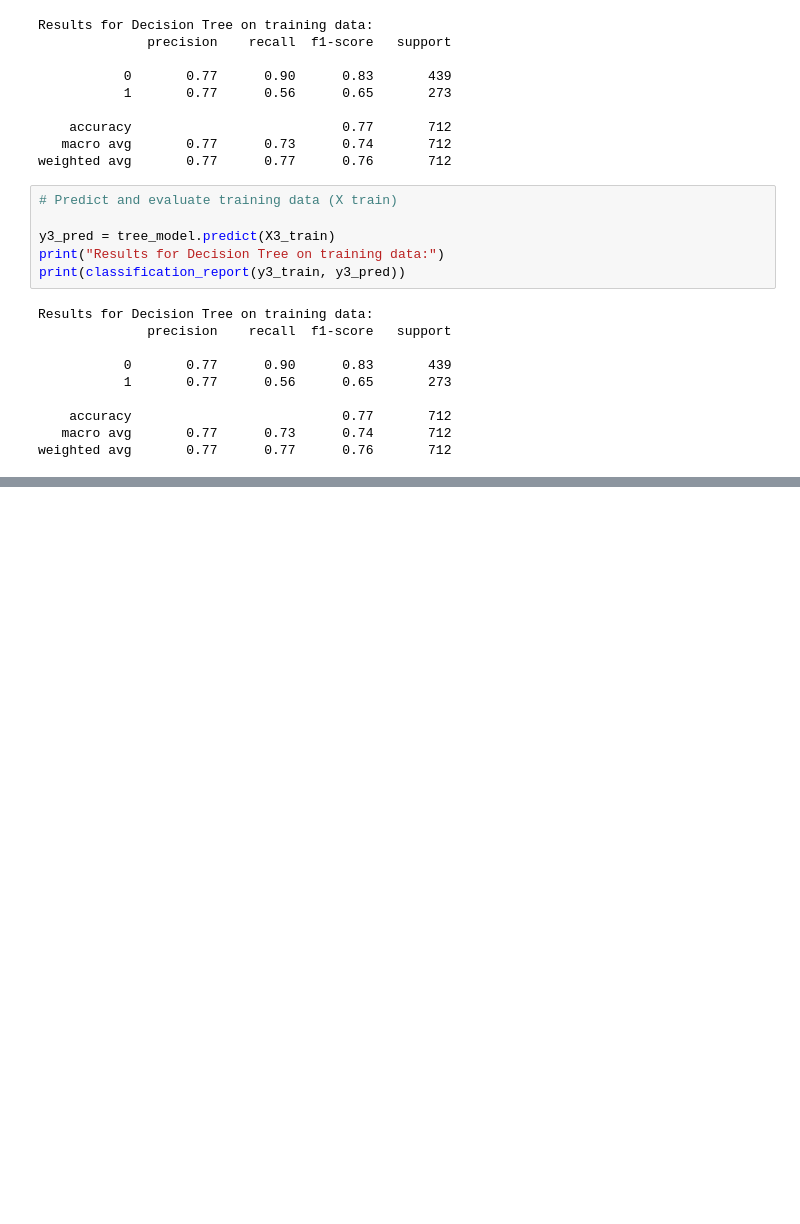
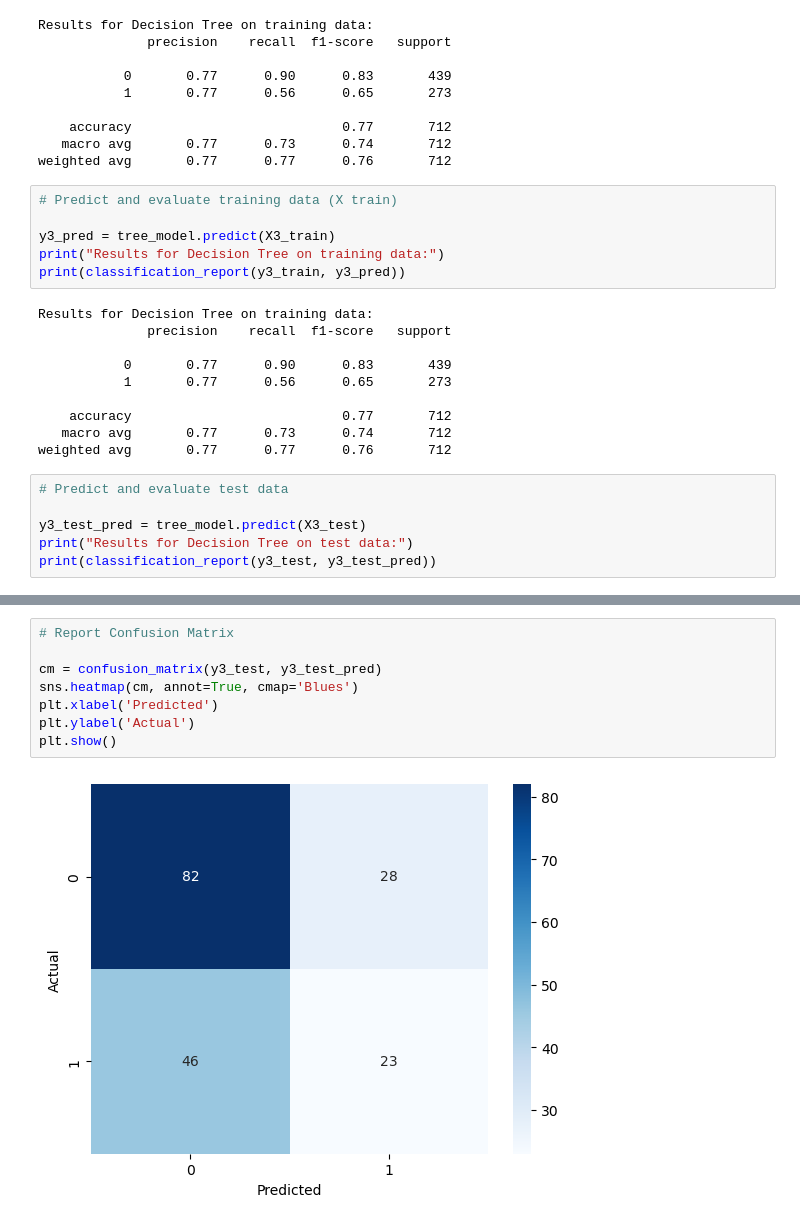
Before and after one commit to Priyankanaskar/applied-ml-priyanka, a Jupyter notebook: lab03/ml03_priyanka.ipynb, the cells around one changed output, grey strips where cells are left out. Cells and saved outputs as stored; diff of their text form; blank space fills up the shorter version.

```diff
--- a/lab03/ml03_priyanka.ipynb
+++ b/lab03/ml03_priyanka.ipynb
@@ -266,3 +270,9 @@ Results for Decision Tree on training data:
     accuracy                           0.77       712
    macro avg       0.77      0.73      0.74       712
 weighted avg       0.77      0.77      0.76       712
+# %%
+# Predict and evaluate test data
+
+y3_test_pred = tree_model.predict(X3_test)
+print("Results for Decision Tree on test data:")
+print(classification_report(y3_test, y3_test_pred))
@@ -268,0 +289,10 @@ weighted avg       0.77      0.77      0.76       712
+# %%
+# Report Confusion Matrix
+
+cm = confusion_matrix(y3_test, y3_test_pred)
+sns.heatmap(cm, annot=True, cmap='Blues')
+plt.xlabel('Predicted')
+plt.ylabel('Actual')
+plt.show()
+# %% [output]
+[figure, added]
```
Also changed, not shown: parts of 19 cells of this notebook, 3 other files.
